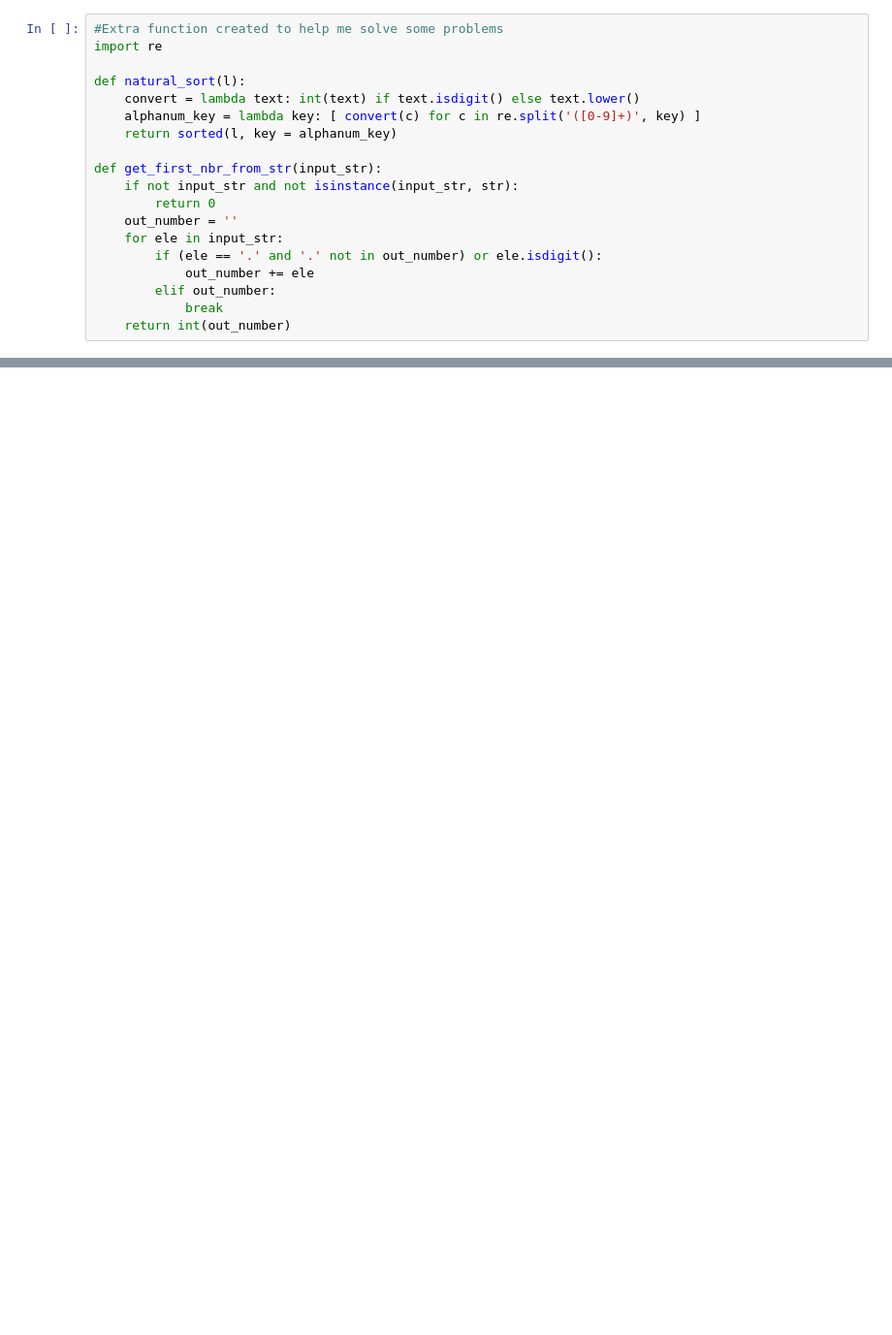
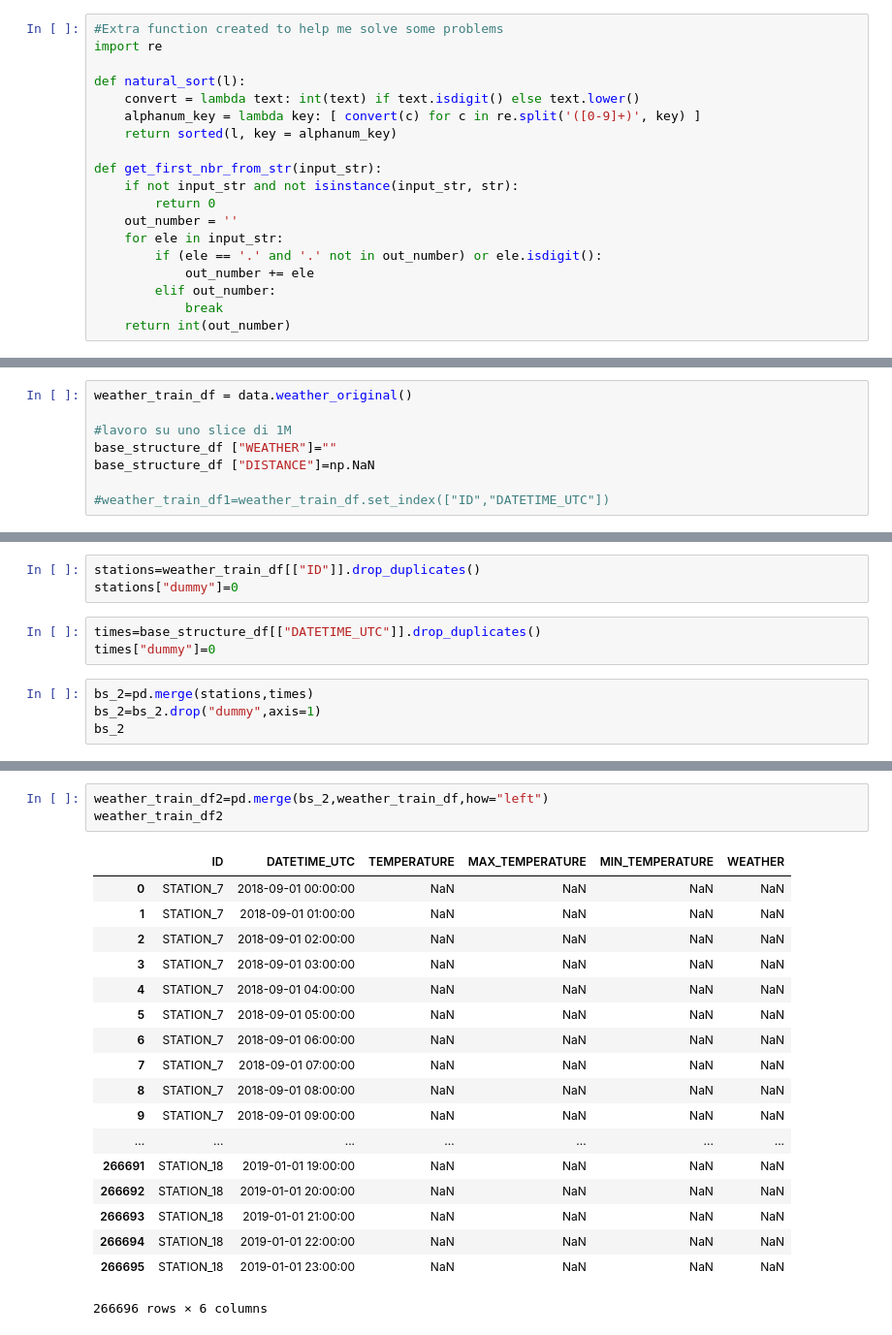
Before and after one commit to gianpy15/DMProject, a Jupyter notebook: notebooks/simoPreProcessing.ipynb, the cells around one changed output, grey strips where cells are left out. Shown: that part at 97% size. Drawn from its saved outputs; the diff is of its cells as text; blank space fills up the shorter version.

Commit message:
Computazione Weather
Simo PreProcessing contiene la funzione per aggiungere il weathere alla struttura scheletro

```diff
--- a/notebooks/simoPreProcessing.ipynb
+++ b/notebooks/simoPreProcessing.ipynb
@@ -192,0 +82,8 @@ distances_df.head(20)
+# %%
+weather_train_df = data.weather_original()
+
+#lavoro su uno slice di 1M
+base_structure_df ["WEATHER"]=""
+base_structure_df ["DISTANCE"]=np.NaN
+
+#weather_train_df1=weather_train_df.set_index(["ID","DATETIME_UTC"])
@@ -192,0 +92,10 @@ distances_df.head(20)
+# %%
+stations=weather_train_df[["ID"]].drop_duplicates()
+stations["dummy"]=0
+# %%
+times=base_structure_df[["DATETIME_UTC"]].drop_duplicates()
+times["dummy"]=0
+# %%
+bs_2=pd.merge(stations,times)
+bs_2=bs_2.drop("dummy",axis=1)
+bs_2
@@ -192,0 +121,22 @@ distances_df.head(20)
+# %%
+weather_train_df2=pd.merge(bs_2,weather_train_df,how="left")
+weather_train_df2
+# %% [output]
+|  | ID | DATETIME_UTC | TEMPERATURE | MAX_TEMPERATURE | MIN_TEMPERATURE | WEATHER |
+| 0 | STATION_7 | 2018-09-01 00:00:00 | NaN | NaN | NaN | NaN |
+| 1 | STATION_7 | 2018-09-01 01:00:00 | NaN | NaN | NaN | NaN |
+| 2 | STATION_7 | 2018-09-01 02:00:00 | NaN | NaN | NaN | NaN |
+| 3 | STATION_7 | 2018-09-01 03:00:00 | NaN | NaN | NaN | NaN |
+| 4 | STATION_7 | 2018-09-01 04:00:00 | NaN | NaN | NaN | NaN |
+| 5 | STATION_7 | 2018-09-01 05:00:00 | NaN | NaN | NaN | NaN |
+| 6 | STATION_7 | 2018-09-01 06:00:00 | NaN | NaN | NaN | NaN |
+| 7 | STATION_7 | 2018-09-01 07:00:00 | NaN | NaN | NaN | NaN |
+| 8 | STATION_7 | 2018-09-01 08:00:00 | NaN | NaN | NaN | NaN |
+| 9 | STATION_7 | 2018-09-01 09:00:00 | NaN | NaN | NaN | NaN |
+| ... | ... | ... | ... | ... | ... | ... |
+| 266691 | STATION_18 | 2019-01-01 19:00:00 | NaN | NaN | NaN | NaN |
+| 266692 | STATION_18 | 2019-01-01 20:00:00 | NaN | NaN | NaN | NaN |
+| 266693 | STATION_18 | 2019-01-01 21:00:00 | NaN | NaN | NaN | NaN |
+| 266694 | STATION_18 | 2019-01-01 22:00:00 | NaN | NaN | NaN | NaN |
+| 266695 | STATION_18 | 2019-01-01 23:00:00 | NaN | NaN | NaN | NaN |
+266696 rows × 6 columns
```
Also changed, not shown: parts of 21 cells of this notebook.
